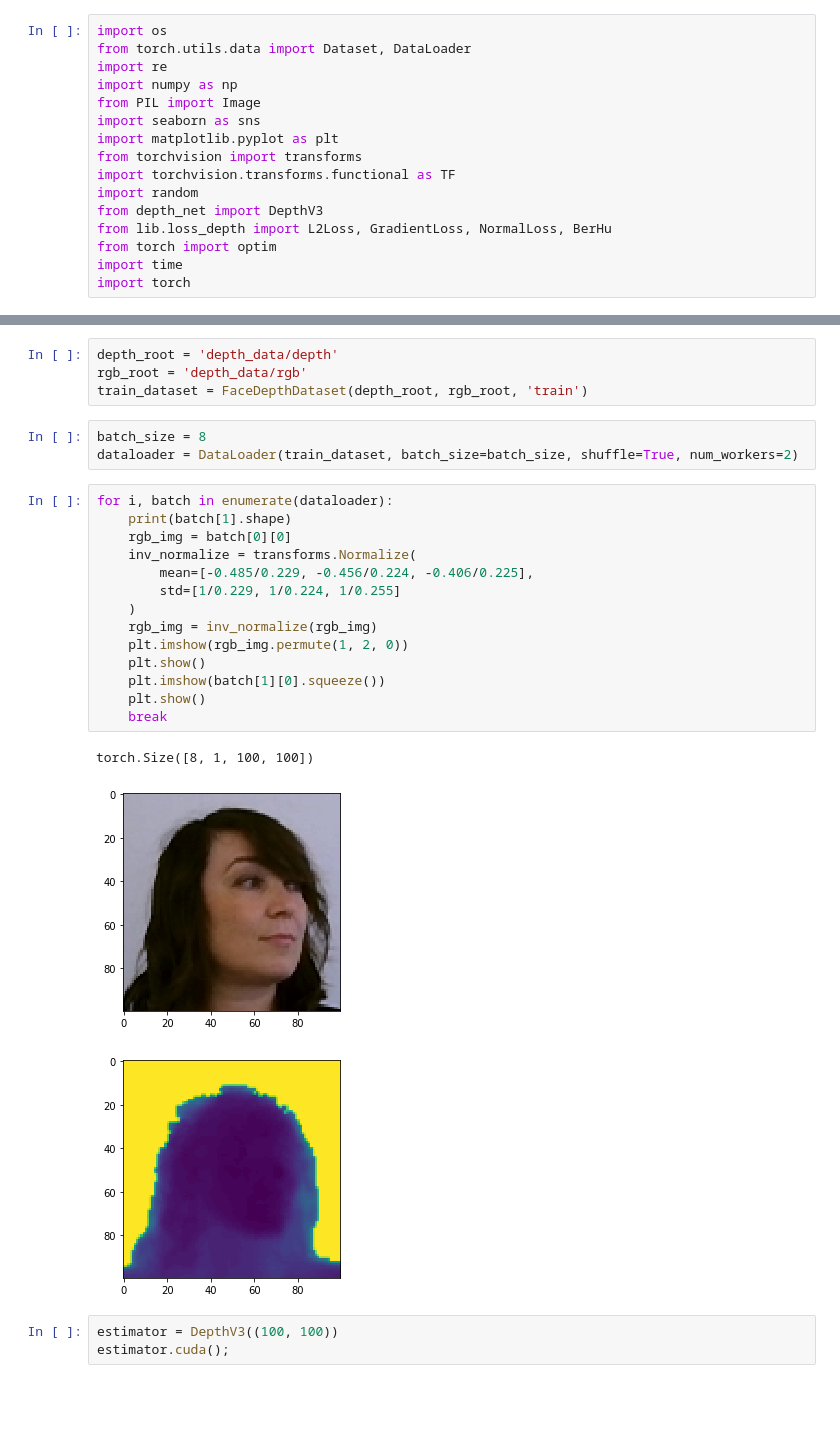
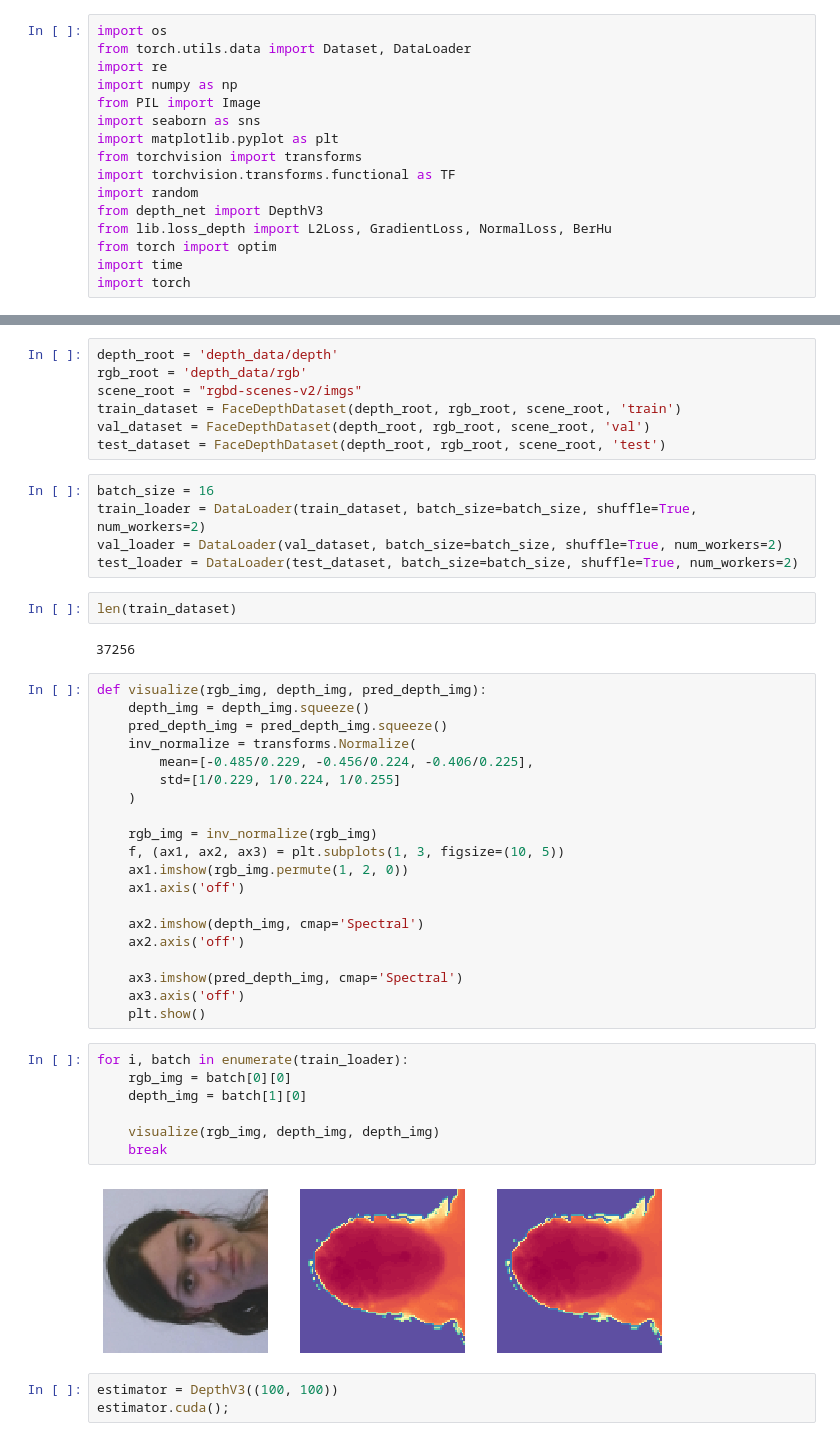
Before and after one commit to anhquancao/AI-VIS-transverse-project, a Jupyter notebook: pytorch-AdaIN/train_depth.ipynb, the cells around one changed output, grey strips where cells are left out. Cells and saved outputs as stored; diff of their text form; blank space fills up the shorter version.

```diff
--- a/pytorch-AdaIN/train_depth.ipynb
+++ b/pytorch-AdaIN/train_depth.ipynb
@@ -74,28 +112,48 @@ class FaceDepthDataset(Dataset):
 # %%
 depth_root = 'depth_data/depth'
 rgb_root = 'depth_data/rgb'
-train_dataset = FaceDepthDataset(depth_root, rgb_root, 'train')
+scene_root = "rgbd-scenes-v2/imgs"
+train_dataset = FaceDepthDataset(depth_root, rgb_root, scene_root, 'train')
+val_dataset = FaceDepthDataset(depth_root, rgb_root, scene_root, 'val')
+test_dataset = FaceDepthDataset(depth_root, rgb_root, scene_root, 'test')
 # %%
-batch_size = 8
-dataloader = DataLoader(train_dataset, batch_size=batch_size, shuffle=True, num_workers=2)
+batch_size = 16
+train_loader = DataLoader(train_dataset, batch_size=batch_size, shuffle=True, num_workers=2)
+val_loader = DataLoader(val_dataset, batch_size=batch_size, shuffle=True, num_workers=2)
+test_loader = DataLoader(test_dataset, batch_size=batch_size, shuffle=True, num_workers=2)
+# %%
+len(train_dataset)
+# %% [output]
+37256
 # %%
-for i, batch in enumerate(dataloader):
-    print(batch[1].shape)
-    rgb_img = batch[0][0]
+def visualize(rgb_img, depth_img, pred_depth_img):
+    depth_img = depth_img.squeeze()
+    pred_depth_img = pred_depth_img.squeeze()
     inv_normalize = transforms.Normalize(
         mean=[-0.485/0.229, -0.456/0.224, -0.406/0.225],
         std=[1/0.229, 1/0.224, 1/0.255]
     )
+
     rgb_img = inv_normalize(rgb_img)
-    plt.imshow(rgb_img.permute(1, 2, 0))
+    f, (ax1, ax2, ax3) = plt.subplots(1, 3, figsize=(10, 5))
+    ax1.imshow(rgb_img.permute(1, 2, 0))
+    ax1.axis('off')
+
+    ax2.imshow(depth_img, cmap='Spectral')
+    ax2.axis('off')
+
+    ax3.imshow(pred_depth_img, cmap='Spectral')
+    ax3.axis('off')
     plt.show()
-    plt.imshow(batch[1][0].squeeze())
-    plt.show()
-    break
-# %% [output]
-torch.Size([8, 1, 100, 100])
-[figure, removed]
-[figure, removed]
+# %%
+for i, batch in enumerate(train_loader):
+    rgb_img = batch[0][0]
+    depth_img = batch[1][0]
+
+    visualize(rgb_img, depth_img, depth_img)
+    break
+# %% [output]
+[figure, added]
 # %%
 estimator = DepthV3((100, 100))
 estimator.cuda();
```
Also changed, not shown: parts of 9 cells of this notebook, 11 other files.
